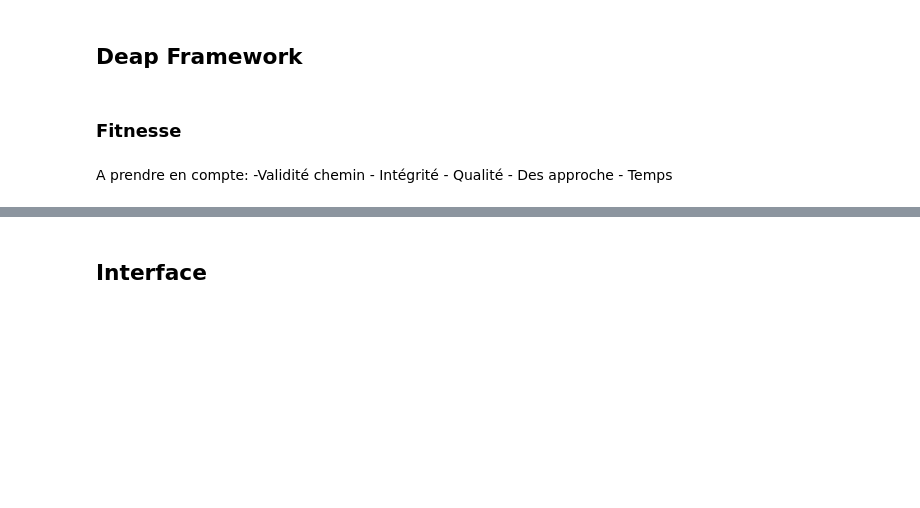
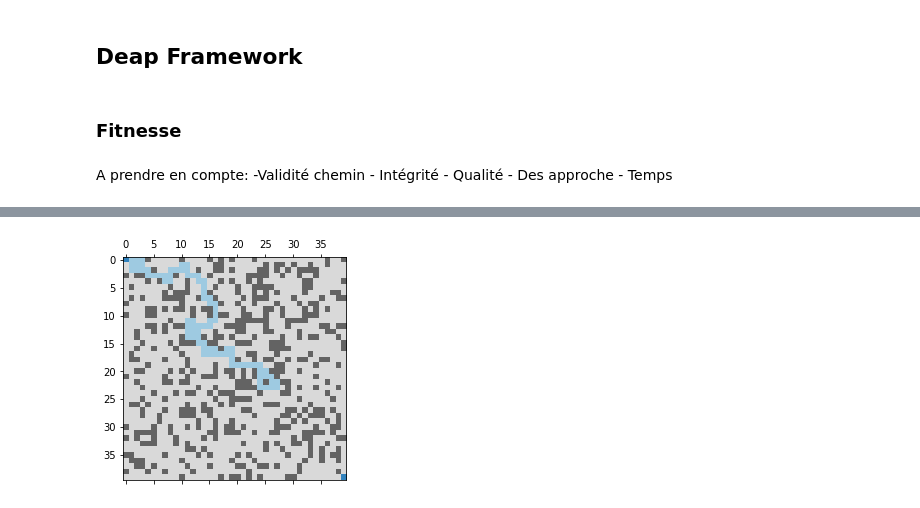
Before and after one commit to Ph0tonic/genetic_maze, a Jupyter notebook: ia_labyrinth.ipynb, the cells around one changed output, grey strips where cells are left out. Cells and saved outputs as stored; diff of their text form; code cells hidden in the pictures; blank space fills up the shorter version.

```diff
--- a/ia_labyrinth.ipynb
+++ b/ia_labyrinth.ipynb
@@ -260,5 +234,12 @@ Probabilité de mutation identique partout ?
 # %%
-def test(population, toolbox, cxpb, mutpb, ngen, stats=None, halloffame=None, verbose=__debug__):
+def solve_labyrinth(grid, start_cell, end_cell, max_time_s):
+    population = toolbox.population(500)
+    cxpb = 0.7
+    mutpb = 0.1
+    halloffame=elites
+
+    start_time = inter_time = time.time()
+    max_time_s = 5
 
     toolbox.map(toolbox.validate, population)
     for pop in population:
@@ -271,33 +252,43 @@ def test(population, toolbox, cxpb, mutpb, ngen, stats=None, halloffame=None, ve
         #print(pop)
         pass
 
     for ind, fit in zip(population, fitnesses):
         ind.fitness.values = fit
 
     if halloffame is not None:
         halloffame.update(population)
 
     # Begin the generational process
-    for gen in range(1, ngen + 1):
+    while inter_time - start_time < max_time_s:
         # Select the next generation individuals
         offspring = map(toolbox.validate,toolbox.select(population, len(population)))
 
         # Vary the pool of individuals
         offspring = algorithms.varAnd(offspring, toolbox, cxpb, mutpb)
 
         # Evaluate the individuals with an invalid fitness
         invalid_ind = [ind for ind in offspring if not ind.fitness.valid]
         fitnesses = toolbox.map(toolbox.evaluate, invalid_ind)
         for ind, fit in zip(invalid_ind, fitnesses):
             ind.fitness.values = fit
 
         # Update the hall of fame with the generated individuals
         if halloffame is not None:
             halloffame.update(offspring)
 
         # Replace the current population by the offspring
         population[:] = offspring
 
-    return population
+        inter_time = time.time()
 
-res = test(population, toolbox, 0.7, 0.1, 1, halloffame=elites, verbose=False)
+    res = population
+
+    solution = compute_direction_to_path(elites[0], START_CELL)
+    if END_CELL in solution:
+        solution = solution[:solution.index(END_CELL)]
+
+    display_labyrinth(grid, START_CELL, END_CELL, solution)
+
+solve_labyrinth(grid, START_CELL, END_CELL, MAX_TIME_S)
+# %% [output]
+[figure, added]
@@ -315,2 +294,0 @@ def mutate2(individual, probability):
-# %% [markdown]
-## Interface
```
Also changed, not shown: parts of 18 cells of this notebook.
